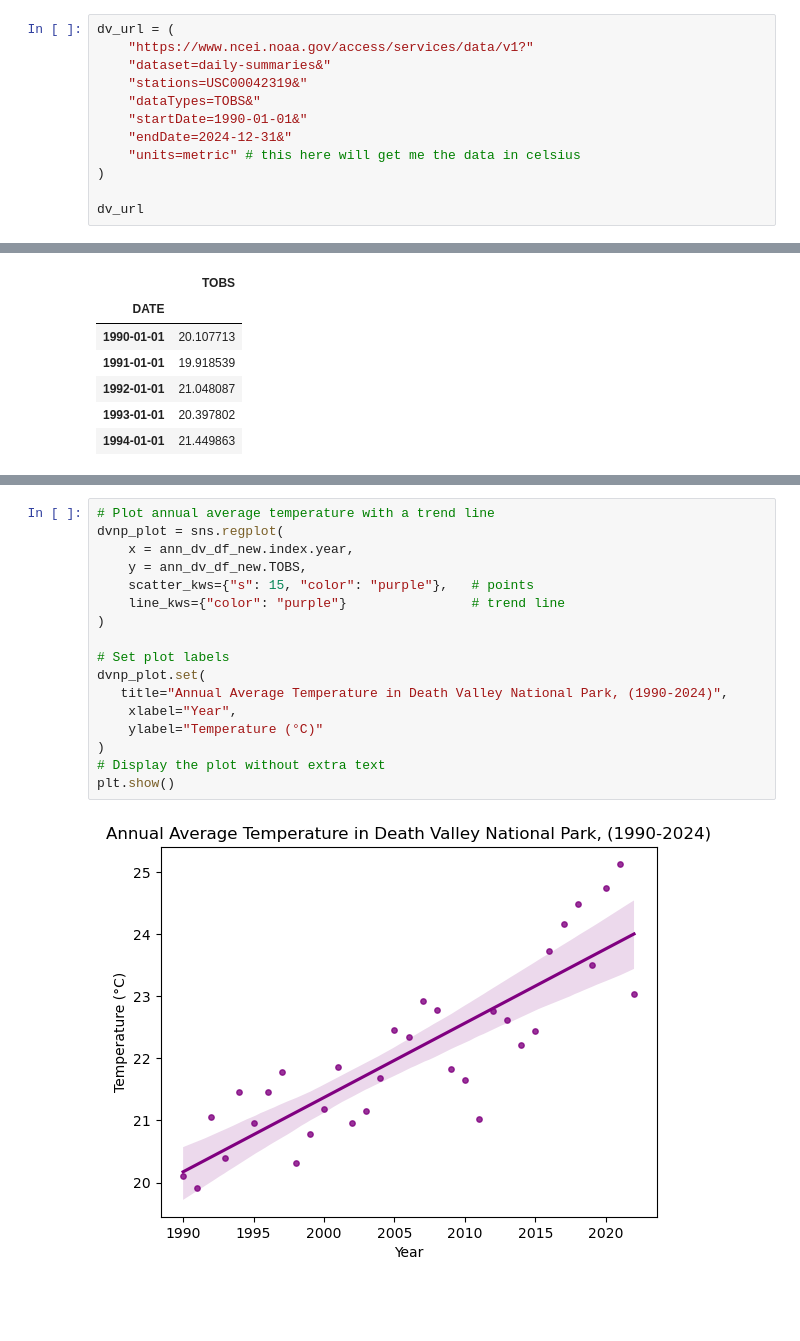
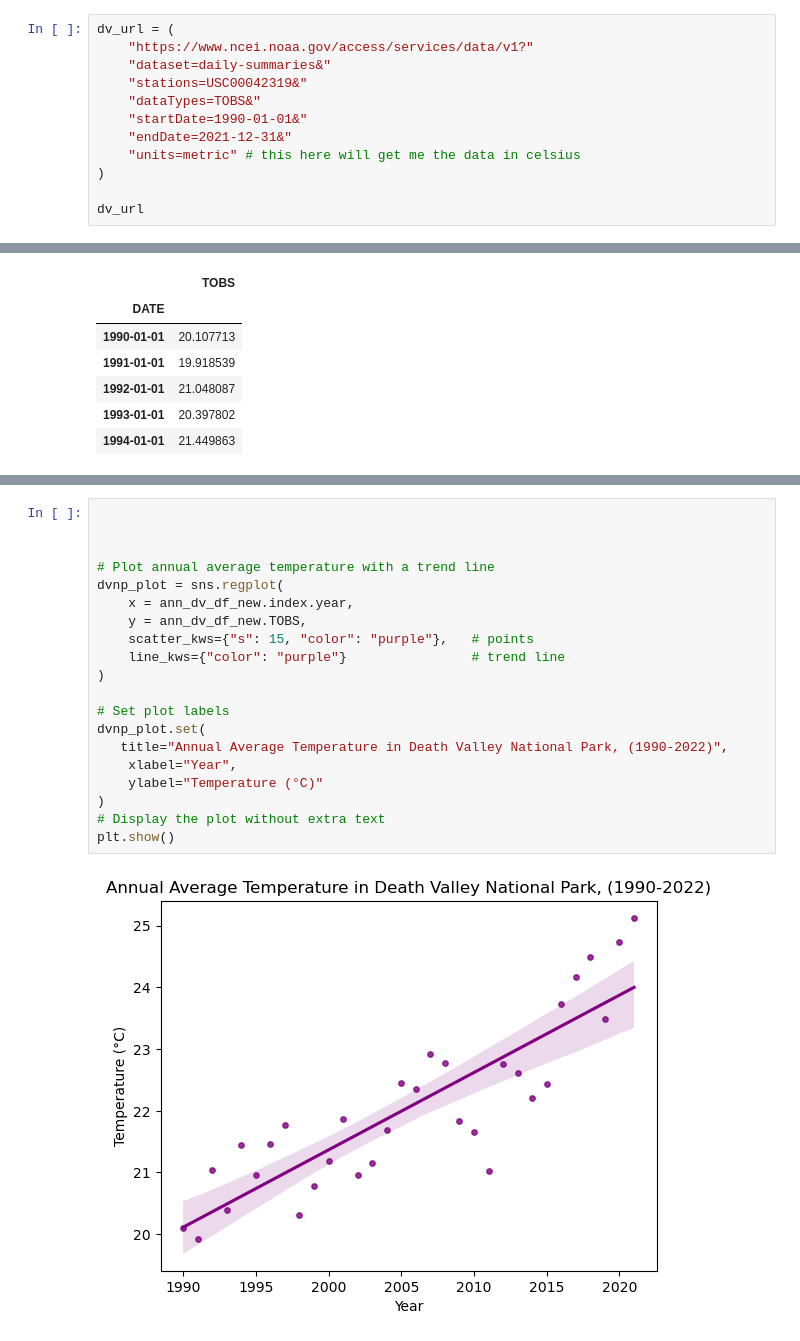
Before and after one commit to earthlab-education/02-climate-nkoppa, a Jupyter notebook: climate-coding-portfolio-assignment.ipynb, the cells around one changed output, grey strips where cells are left out. Cells and saved outputs as stored; diff of their text form; blank space fills up the shorter version.

Commit message:
changed the code and plots and saved them

```diff
--- a/climate-coding-portfolio-assignment.ipynb
+++ b/climate-coding-portfolio-assignment.ipynb
@@ -36,7 +36,7 @@ dv_url = (
     "stations=USC00042319&"
     "dataTypes=TOBS&"
     "startDate=1990-01-01&"
-    "endDate=2024-12-31&"
+    "endDate=2021-12-31&"
     "units=metric" # this here will get me the data in celsius
 )
 
@@ -143,19 +174,22 @@ Intercept:17.779294967430808
 # %%
+
+
+
 # Plot annual average temperature with a trend line
 dvnp_plot = sns.regplot(
     x = ann_dv_df_new.index.year,
     y = ann_dv_df_new.TOBS,
     scatter_kws={"s": 15, "color": "purple"},   # points
     line_kws={"color": "purple"}                # trend line
 )
 
 # Set plot labels
 dvnp_plot.set(
-   title="Annual Average Temperature in Death Valley National Park, (1990-2024)",
+   title="Annual Average Temperature in Death Valley National Park, (1990-2022)",
     xlabel="Year",
     ylabel="Temperature (°C)"
 )
 # Display the plot without extra text
 plt.show()
 # %% [output]
-[figure, old version]
+[figure, new version]
```
Also changed, not shown: parts of 6 cells of this notebook, 2 other files.
